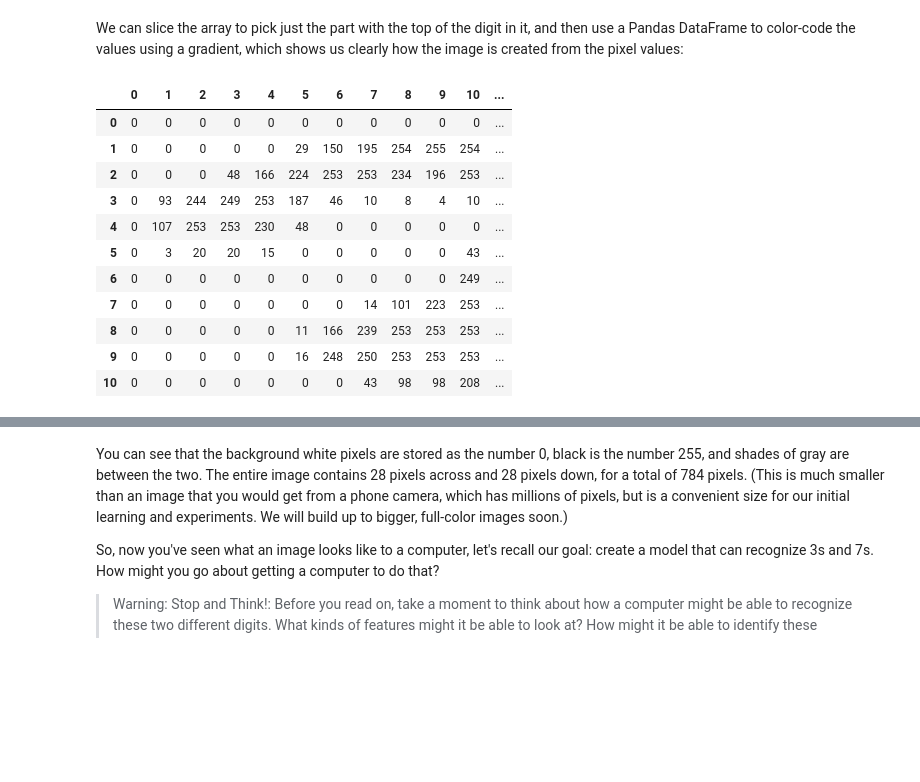
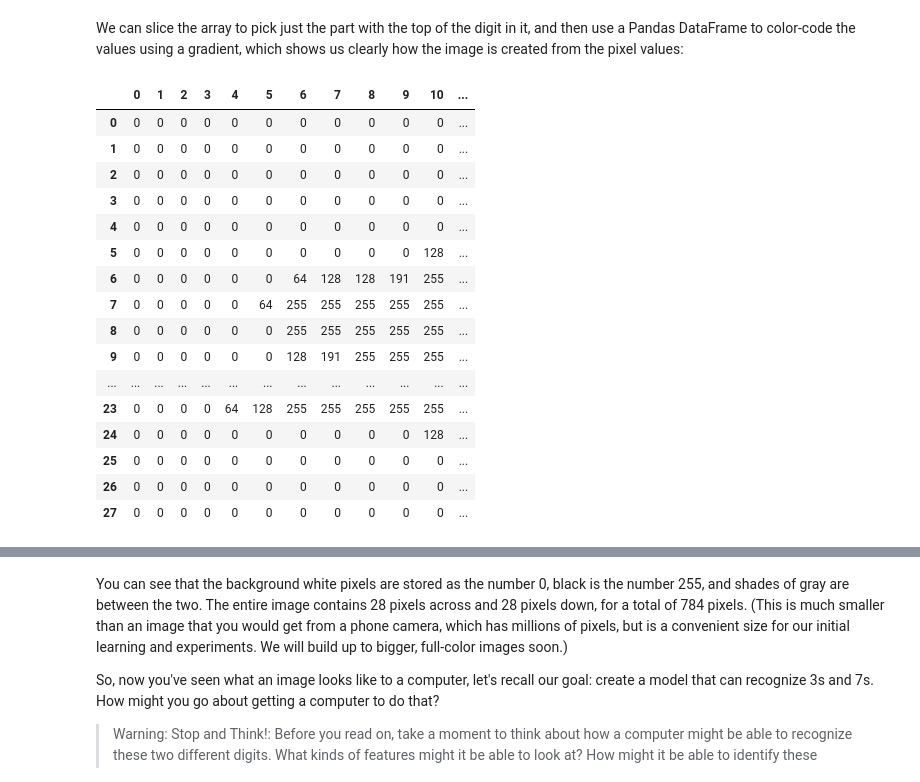
Before and after one commit to mnacakanov/fastaicourse, a Jupyter notebook: lesson4/04_mnist_basics.ipynb, the cells around one changed output, grey strips where cells are left out. Saved outputs shown, nothing was run; the diff lists cells and outputs as text; code cells hidden in the pictures; blank space fills up the shorter version.

```diff
--- a/lesson4/04_mnist_basics.ipynb
+++ b/lesson4/04_mnist_basics.ipynb
@@ -67,7 +75,7 @@ threes
 # %% [markdown]
 As we might expect, it's full of image files. Let’s take a look at one now. Here’s an image of a handwritten number 3, taken from the famous MNIST dataset of handwritten numbers:
 # %%
-im3_path = threes[1]
+im3_path = threes[53]
 im3 = Image.open(im3_path)
 im3
 # %% [output]
@@ -101,21 +109,26 @@ We can slice the array to pick just the part with the top of the digit in it, an
 # %%
 #hide_output
 im3_t = tensor(im3)
-df = pd.DataFrame(im3_t[4:15,4:22])
+df = pd.DataFrame(im3_t)
 df.style.set_properties(**{'font-size':'6pt'}).background_gradient('Greys')
 # %% [output]
 |  | 0 | 1 | 2 | 3 | 4 | 5 | 6 | 7 | 8 | 9 | 10 | ... |
 | 0 | 0 | 0 | 0 | 0 | 0 | 0 | 0 | 0 | 0 | 0 | 0 | ... |
-| 1 | 0 | 0 | 0 | 0 | 0 | 29 | 150 | 195 | 254 | 255 | 254 | ... |
-| 2 | 0 | 0 | 0 | 48 | 166 | 224 | 253 | 253 | 234 | 196 | 253 | ... |
-| 3 | 0 | 93 | 244 | 249 | 253 | 187 | 46 | 10 | 8 | 4 | 10 | ... |
-| 4 | 0 | 107 | 253 | 253 | 230 | 48 | 0 | 0 | 0 | 0 | 0 | ... |
-| 5 | 0 | 3 | 20 | 20 | 15 | 0 | 0 | 0 | 0 | 0 | 43 | ... |
-| 6 | 0 | 0 | 0 | 0 | 0 | 0 | 0 | 0 | 0 | 0 | 249 | ... |
-| 7 | 0 | 0 | 0 | 0 | 0 | 0 | 0 | 14 | 101 | 223 | 253 | ... |
-| 8 | 0 | 0 | 0 | 0 | 0 | 11 | 166 | 239 | 253 | 253 | 253 | ... |
-| 9 | 0 | 0 | 0 | 0 | 0 | 16 | 248 | 250 | 253 | 253 | 253 | ... |
-| 10 | 0 | 0 | 0 | 0 | 0 | 0 | 0 | 43 | 98 | 98 | 208 | ... |
+| 1 | 0 | 0 | 0 | 0 | 0 | 0 | 0 | 0 | 0 | 0 | 0 | ... |
+| 2 | 0 | 0 | 0 | 0 | 0 | 0 | 0 | 0 | 0 | 0 | 0 | ... |
+| 3 | 0 | 0 | 0 | 0 | 0 | 0 | 0 | 0 | 0 | 0 | 0 | ... |
+| 4 | 0 | 0 | 0 | 0 | 0 | 0 | 0 | 0 | 0 | 0 | 0 | ... |
+| 5 | 0 | 0 | 0 | 0 | 0 | 0 | 0 | 0 | 0 | 0 | 128 | ... |
+| 6 | 0 | 0 | 0 | 0 | 0 | 0 | 64 | 128 | 128 | 191 | 255 | ... |
+| 7 | 0 | 0 | 0 | 0 | 0 | 64 | 255 | 255 | 255 | 255 | 255 | ... |
+| 8 | 0 | 0 | 0 | 0 | 0 | 0 | 255 | 255 | 255 | 255 | 255 | ... |
+| 9 | 0 | 0 | 0 | 0 | 0 | 0 | 128 | 191 | 255 | 255 | 255 | ... |
+| ... | ... | ... | ... | ... | ... | ... | ... | ... | ... | ... | ... | ... |
+| 23 | 0 | 0 | 0 | 0 | 64 | 128 | 255 | 255 | 255 | 255 | 255 | ... |
+| 24 | 0 | 0 | 0 | 0 | 0 | 0 | 0 | 0 | 0 | 0 | 128 | ... |
+| 25 | 0 | 0 | 0 | 0 | 0 | 0 | 0 | 0 | 0 | 0 | 0 | ... |
+| 26 | 0 | 0 | 0 | 0 | 0 | 0 | 0 | 0 | 0 | 0 | 0 | ... |
+| 27 | 0 | 0 | 0 | 0 | 0 | 0 | 0 | 0 | 0 | 0 | 0 | ... |
 # %% [markdown]
 <img width="453" id="output_pd_pixels" src="https://github.com/fastai/fastbook/blob/master/images/att_00058.png?raw=1">
 # %% [markdown]
```
Also changed, not shown: parts of 43 cells of this notebook, 1 other file.
